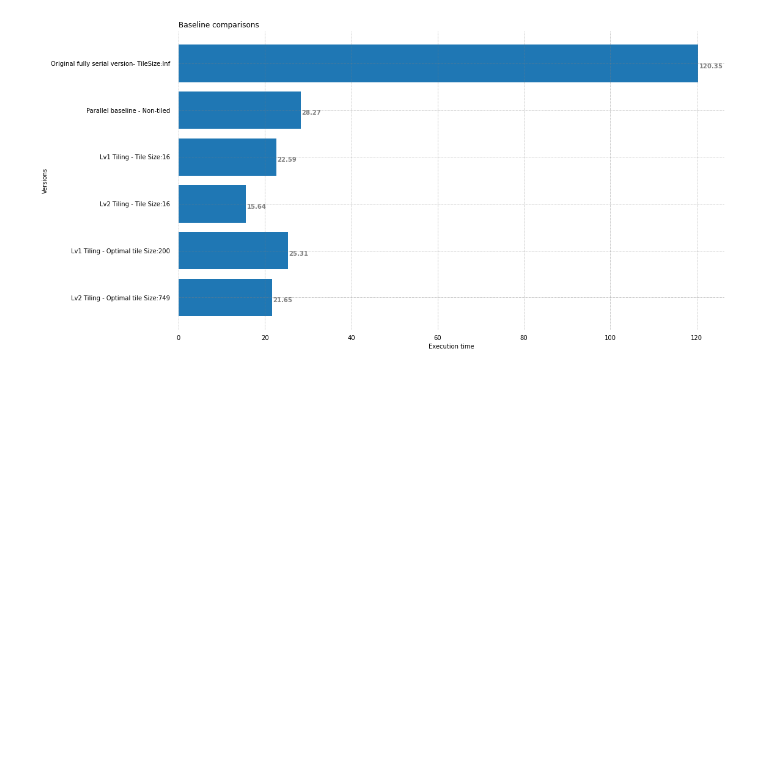
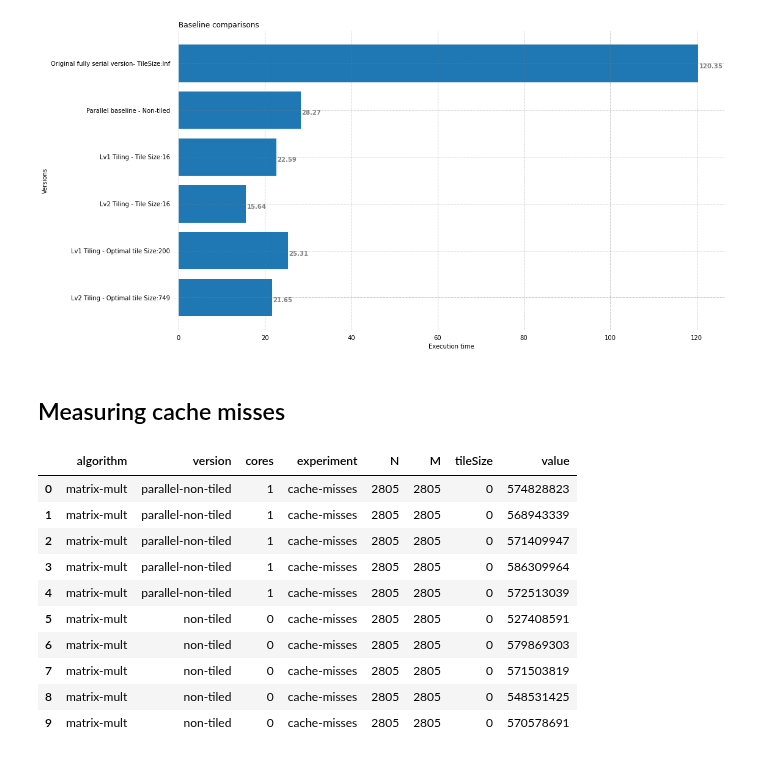
Before and after one commit to mgltorsa/Cetus-Paw-Tiling-Experiments, a Jupyter notebook: tiling/experiments/tileSize/matrix-multiplication/mm-notebook.ipynb, the cells around one changed output. Drawn from its saved outputs; the diff is of its cells as text; code cells hidden in the pictures; blank space fills up the shorter version.

```diff
--- a/tiling/experiments/tileSize/matrix-multiplication/mm-notebook.ipynb
+++ b/tiling/experiments/tileSize/matrix-multiplication/mm-notebook.ipynb
@@ -706,0 +705,18 @@ baseline_data = {'Original version':get_average(baseline), 'Single core baseline
+# %% [markdown]
+## Measuring cache misses
+# %%
+df_papi = pd.read_csv("C:/workspace/java/cetus/paw-tiling/experiments/tiling/experiments/papi/matrix-multiplication/clean_papi_baseline.csv",
+                      names=['algorithm','version', 'cores', 'experiment', 'N','M','tileSize','value'])
+df_papi
+# %% [output]
+|  | algorithm | version | cores | experiment | N | M | tileSize | value |
+| 0 | matrix-mult | parallel-non-tiled | 1 | cache-misses | 2805 | 2805 | 0 | 574828823 |
+| 1 | matrix-mult | parallel-non-tiled | 1 | cache-misses | 2805 | 2805 | 0 | 568943339 |
+| 2 | matrix-mult | parallel-non-tiled | 1 | cache-misses | 2805 | 2805 | 0 | 571409947 |
+| 3 | matrix-mult | parallel-non-tiled | 1 | cache-misses | 2805 | 2805 | 0 | 586309964 |
+| 4 | matrix-mult | parallel-non-tiled | 1 | cache-misses | 2805 | 2805 | 0 | 572513039 |
+| 5 | matrix-mult | non-tiled | 0 | cache-misses | 2805 | 2805 | 0 | 527408591 |
+| 6 | matrix-mult | non-tiled | 0 | cache-misses | 2805 | 2805 | 0 | 579869303 |
+| 7 | matrix-mult | non-tiled | 0 | cache-misses | 2805 | 2805 | 0 | 571503819 |
+| 8 | matrix-mult | non-tiled | 0 | cache-misses | 2805 | 2805 | 0 | 548531425 |
+| 9 | matrix-mult | non-tiled | 0 | cache-misses | 2805 | 2805 | 0 | 570578691 |
```
Also changed, not shown: parts of 2 cells of this notebook, 1 other file.
